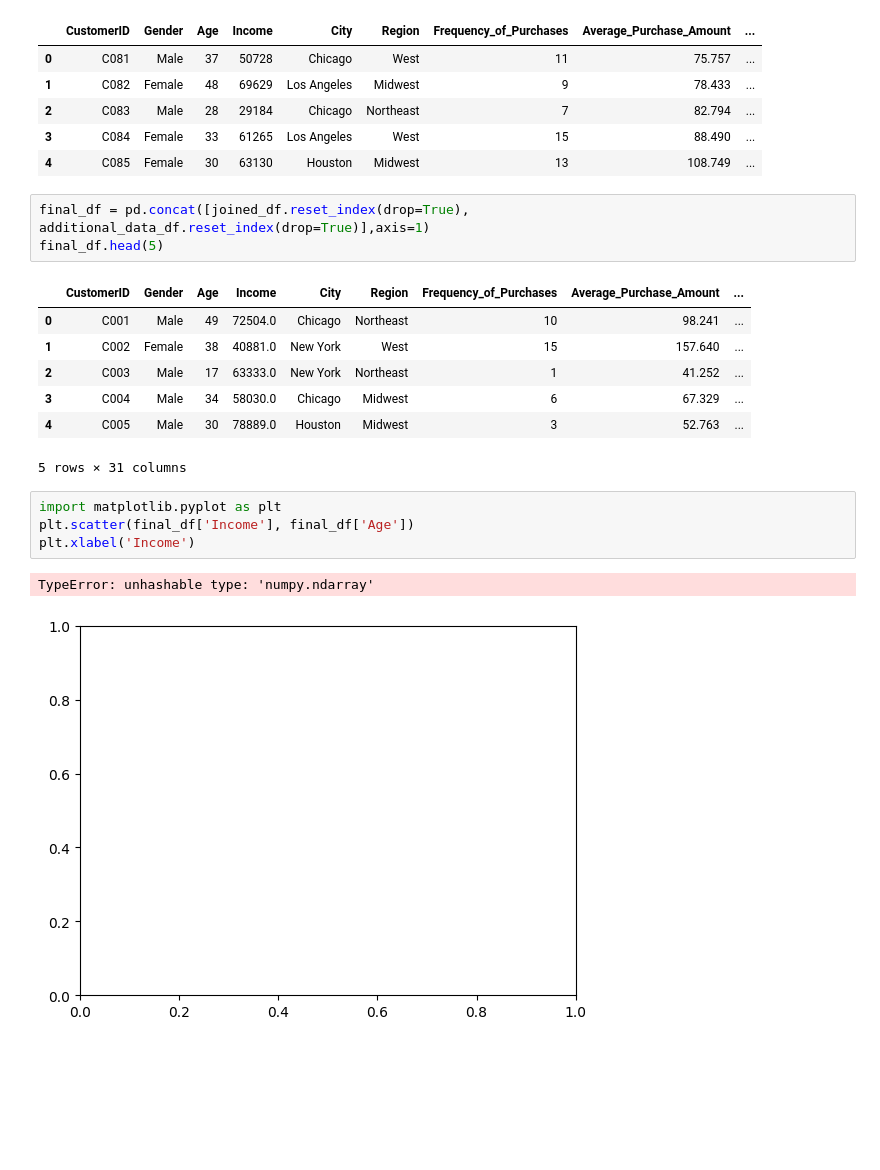
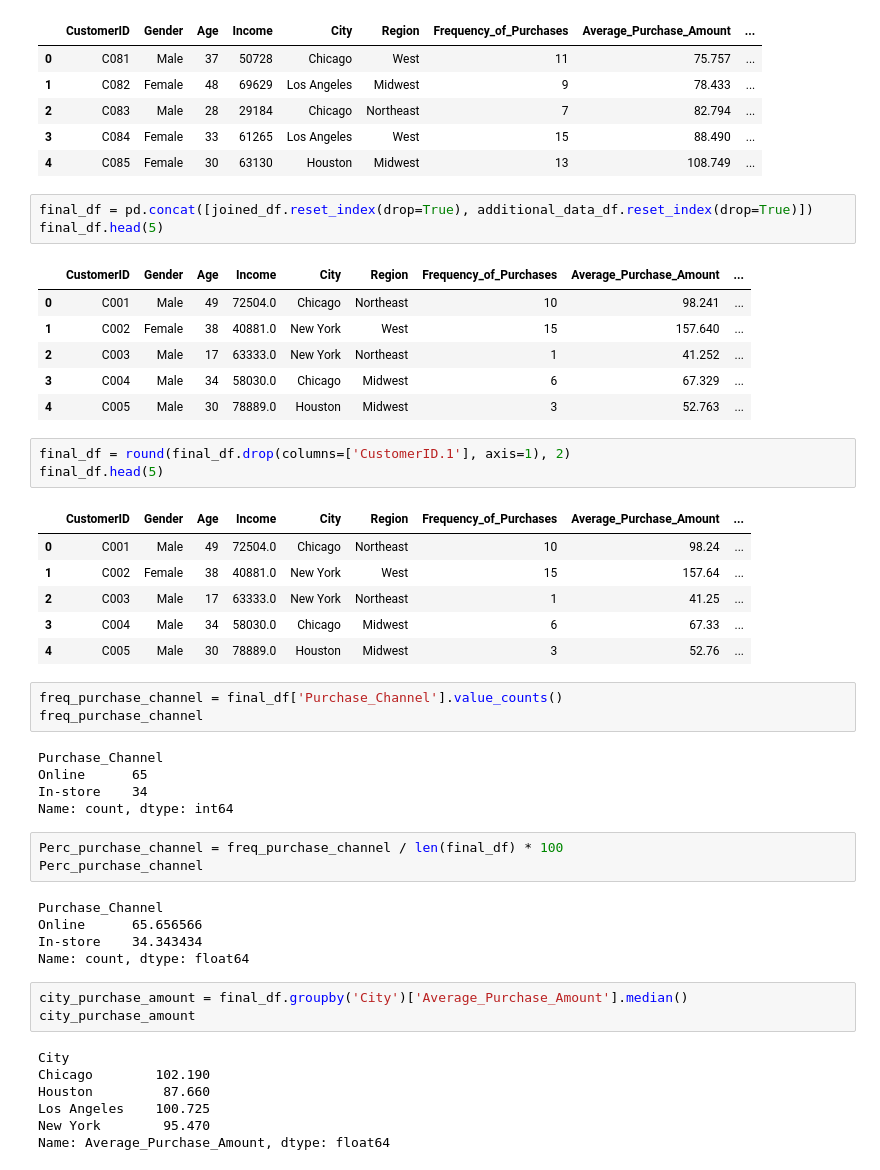
Before and after one commit to tezendra71/DataSciencett, a Jupyter notebook: Projects/E_Com/Full code/E_Com.ipynb, the cells around one changed output. Cells and saved outputs as stored; diff of their text form; blank space fills up the shorter version.

```diff
--- a/Projects/E_Com/Full code/E_Com.ipynb
+++ b/Projects/E_Com/Full code/E_Com.ipynb
@@ -207,7 +207,7 @@ additional_data_df.head(5)
 | 3 | C084 | Female | 33 | 61265 | Los Angeles | West | 15 | 88.490 | ... |
 | 4 | C085 | Female | 30 | 63130 | Houston | Midwest | 13 | 108.749 | ... |
 # %%
-final_df = pd.concat([joined_df.reset_index(drop=True), additional_data_df.reset_index(drop=True)],axis=1)
+final_df = pd.concat([joined_df.reset_index(drop=True), additional_data_df.reset_index(drop=True)])
 final_df.head(5)
 # %% [output]
 |  | CustomerID | Gender | Age | Income | City | Region | Frequency_of_Purchases | Average_Purchase_Amount | ... |
@@ -216,11 +216,39 @@ final_df.head(5)
 | 2 | C003 | Male | 17 | 63333.0 | New York | Northeast | 1 | 41.252 | ... |
 | 3 | C004 | Male | 34 | 58030.0 | Chicago | Midwest | 6 | 67.329 | ... |
 | 4 | C005 | Male | 30 | 78889.0 | Houston | Midwest | 3 | 52.763 | ... |
-5 rows × 31 columns
 # %%
-import matplotlib.pyplot as plt
-plt.scatter(final_df['Income'], final_df['Age'])
-plt.xlabel('Income')
+final_df = round(final_df.drop(columns=['CustomerID.1'], axis=1), 2)
+final_df.head(5)
 # %% [output]
-TypeError: unhashable type: 'numpy.ndarray'
-[figure, removed]
+|  | CustomerID | Gender | Age | Income | City | Region | Frequency_of_Purchases | Average_Purchase_Amount | ... |
+| 0 | C001 | Male | 49 | 72504.0 | Chicago | Northeast | 10 | 98.24 | ... |
+| 1 | C002 | Female | 38 | 40881.0 | New York | West | 15 | 157.64 | ... |
+| 2 | C003 | Male | 17 | 63333.0 | New York | Northeast | 1 | 41.25 | ... |
+| 3 | C004 | Male | 34 | 58030.0 | Chicago | Midwest | 6 | 67.33 | ... |
+| 4 | C005 | Male | 30 | 78889.0 | Houston | Midwest | 3 | 52.76 | ... |
+# %%
+freq_purchase_channel = final_df['Purchase_Channel'].value_counts()
+freq_purchase_channel
+# %% [output]
+Purchase_Channel
+Online      65
+In-store    34
+Name: count, dtype: int64
+# %%
+Perc_purchase_channel = freq_purchase_channel / len(final_df) * 100
+Perc_purchase_channel
+# %% [output]
+Purchase_Channel
+Online      65.656566
+In-store    34.343434
+Name: count, dtype: float64
+# %%
+city_purchase_amount = final_df.groupby('City')['Average_Purchase_Amount'].median()
+city_purchase_amount
+# %% [output]
+City
+Chicago        102.190
+Houston         87.660
+Los Angeles    100.725
+New York        95.470
+Name: Average_Purchase_Amount, dtype: float64
```
Also changed, not shown: parts of 3 cells of this notebook, 18 other files.
